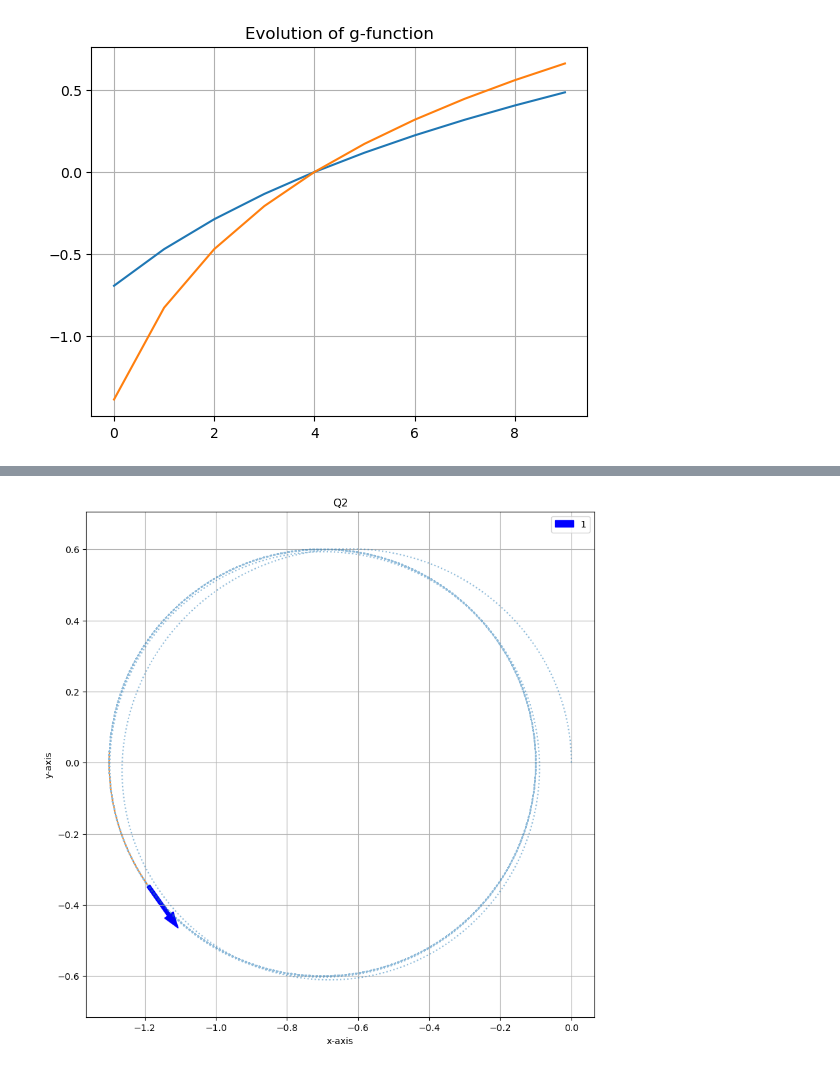
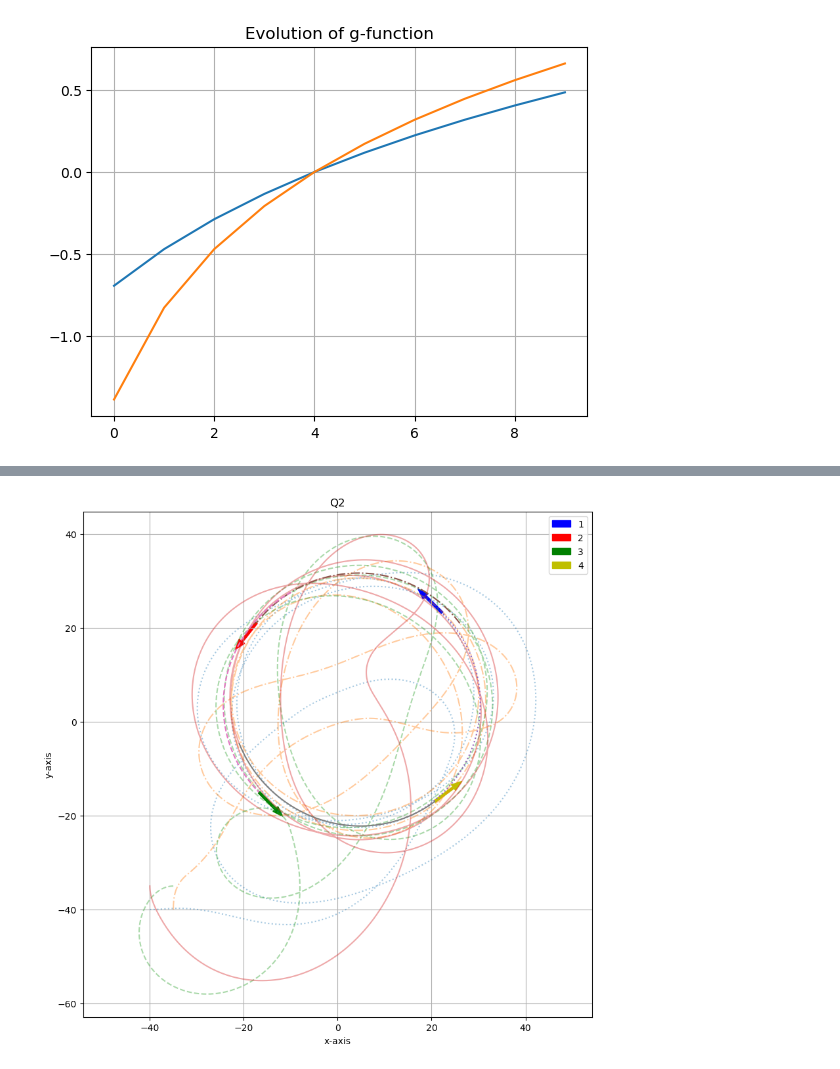
Before and after one commit to kiredoo/crazyflie-basics, a Jupyter notebook: cyclic_persuit_simulation/cyclic.ipynb, the cells around one changed output, grey strips where cells are left out. Saved outputs shown, nothing was run; the diff lists cells and outputs as text; code cells hidden in the pictures.

```diff
--- a/cyclic_persuit_simulation/cyclic.ipynb
+++ b/cyclic_persuit_simulation/cyclic.ipynb
@@ -157,6 +197,15 @@ def get_angle(dx,dy):
 #                5,0,np.pi/2,
 #                5,5,np.pi,
 #                0,5,3*np.pi/2])
+offset = 40
+# x0 = np.array([0/10-offset,0/10-offset,0,
+#                5/10-offset,0/10-offset,np.pi/2,
+#                5/10-offset,5/10-offset,np.pi,
+#                0/10-offset,5/10-offset,3*np.pi/2])
+x0 = np.array([0/1-offset,0/1-offset,0,
+               5/1-offset,0/1-offset,np.pi/2,
+               5/1-offset,5/1-offset,np.pi,
+               0/1-offset,5/1-offset,3*np.pi/2])
 
 # x0 = np.array([0,0,0,
 #                5,0,0.2,
@@ -164,12 +213,12 @@ def get_angle(dx,dy):
 #                -2,8,0.4])
 
 # x0 = np.array([2,0,1.57])
-x0 = np.array([0,0,1.57])
-n = 1
+# x0 = np.array([0,0,1.57])
+n = 4
 traj = [x0]
 x = x0
 t = 0
-T = 200
+T = 800
 for i in tqdm(range(int(T/dt) )):
     dx = rk4_step(f_unicycle,x,t,dt,n)
     x = x + dx
@@ -199,34 +248,35 @@ Velocity :  0.2
 # %%
 plt.figure(figsize=(10,10))
 # plt.plot(np.array(traj)[:,0],np.array(traj)[:,1])
 # plt.plot(np.array(traj)[:,2],np.array(traj)[:,3])
 # plt.plot(np.array(traj)[:,4],np.array(traj)[:,5])
 # plt.plot(np.array(traj)[:,6],np.array(traj)[:,7])
 # plt.axis('equal')
 # plt.show()
+display_horizon = 5000
+plt.plot(np.array(traj)[0:-display_horizon,0],np.array(traj)[0:-display_horizon,1],':',alpha = 0.4)
+plt.plot(np.array(traj)[0:-display_horizon,3],np.array(traj)[0:-display_horizon,4],'-.',alpha = 0.4)
+plt.plot(np.array(traj)[0:-display_horizon:,6],np.array(traj)[0:-display_horizon,7],'--',alpha = 0.4)
+plt.plot(np.array(traj)[0:-display_horizon,9],np.array(traj)[0:-display_horizon,10],alpha = 0.4)
 
-plt.plot(np.array(traj)[0:-200,0],np.array(traj)[0:-200,1],':',alpha = 0.5)
-# plt.plot(np.array(traj)[0:-200,3],np.array(traj)[0:-200,4],'-.',alpha = 0.2)
-# plt.plot(np.array(traj)[0:-200:,6],np.array(traj)[0:-200,7],'--',alpha = 0.2)
-# plt.plot(np.array(traj)[0:-200,9],np.array(traj)[0:-200,10],alpha = 0.2)
-
-plt.plot(np.array(traj)[-200:-1,0],np.array(traj)[-200:-1,1],':',alpha = 1)
-# plt.plot(np.array(traj)[-200:-1,3],np.array(traj)[-200:-1,4],'-.',alpha = 1)
-# plt.plot(np.array(traj)[-200:-1,6],np.array(traj)[-200:-1,7],'--',alpha = 1)
-# plt.plot(np.array(traj)[-200:-1,9],np.array(traj)[-200:-1,10],alpha = 1)
+plt.plot(np.array(traj)[-display_horizon:-1,0],np.array(traj)[-display_horizon:-1,1],':',alpha = 1)
+plt.plot(np.array(traj)[-display_horizon:-1,3],np.array(traj)[-display_horizon:-1,4],'-.',alpha = 1)
+plt.plot(np.array(traj)[-display_horizon:-1,6],np.array(traj)[-display_horizon:-1,7],'--',alpha = 1)
+plt.plot(np.array(traj)[-display_horizon:-1,9],np.array(traj)[-display_horizon:-1,10],alpha = 1)
 plt.axis('equal')
 plt.title('Q2')
 plt.xlabel('x-axis')
 plt.ylabel('y-axis')
 
-plt.arrow(np.array(traj)[-1,0],np.array(traj)[-1,1],0.1*np.cos(np.array(traj)[-1,2]),0.1*np.sin(np.array(traj)[-1,2]),width=.01,label = '1',color = 'b')
-# plt.arrow(np.array(traj)[-1,3],np.array(traj)[-1,4],np.cos(np.array(traj)[-1,5]),np.sin(np.array(traj)[-1,5]),width=.02,label = '2',color = 'r')
-# plt.arrow(np.array(traj)[-1,6],np.array(traj)[-1,7],np.cos(np.array(traj)[-1,8]),np.sin(np.array(traj)[-1,8]),width=.02,label = '3',color = 'g')
-# plt.arrow(np.array(traj)[-1,9],np.array(traj)[-1,10],np.cos(np.array(traj)[-1,11]),np.sin(np.array(traj)[-1,11]),width=.02,label = '4',color = 'y')
+arrow_size = 5
+plt.arrow(np.array(traj)[-1,0],np.array(traj)[-1,1],arrow_size*np.cos(np.array(traj)[-1,2]),arrow_size*np.sin(np.array(traj)[-1,2]),width=0.5,label = '1',color = 'b')
+plt.arrow(np.array(traj)[-1,3],np.array(traj)[-1,4],arrow_size*np.cos(np.array(traj)[-1,5]),arrow_size*np.sin(np.array(traj)[-1,5]),width=0.5,label = '2',color = 'r')
+plt.arrow(np.array(traj)[-1,6],np.array(traj)[-1,7],arrow_size*np.cos(np.array(traj)[-1,8]),arrow_size*np.sin(np.array(traj)[-1,8]),width=0.5,label = '3',color = 'g')
+plt.arrow(np.array(traj)[-1,9],np.array(traj)[-1,10],arrow_size*np.cos(np.array(traj)[-1,11]),arrow_size*np.sin(np.array(traj)[-1,11]),width=0.5,label = '4',color = 'y')
 plt.legend()
 plt.grid()
 plt.show()
 # %% [output]
-[figure, old version]
+[figure, new version]
 # %%
 np.save("gt.npy",traj)
```
Also changed, not shown: parts of 4 cells of this notebook, 1 other file.
